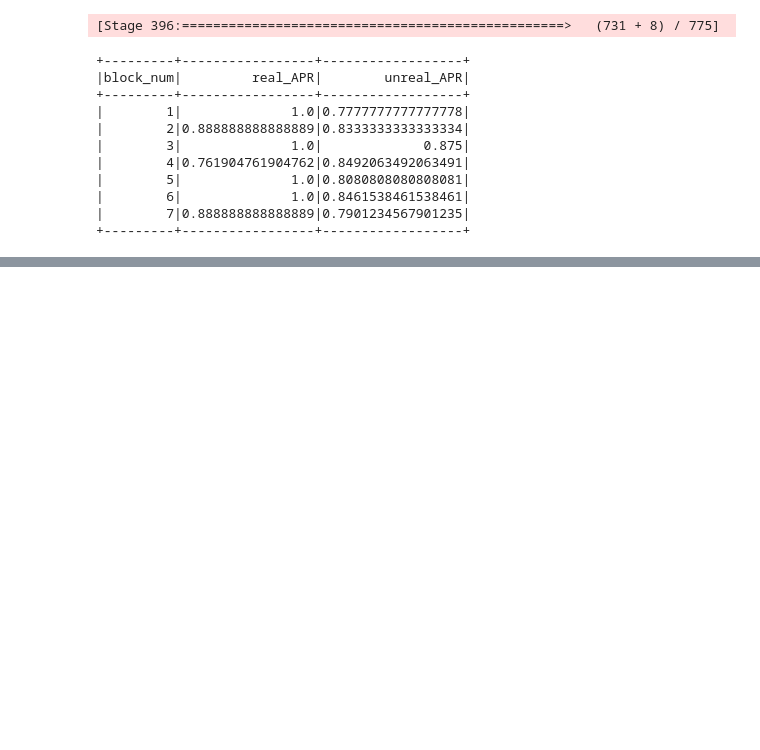
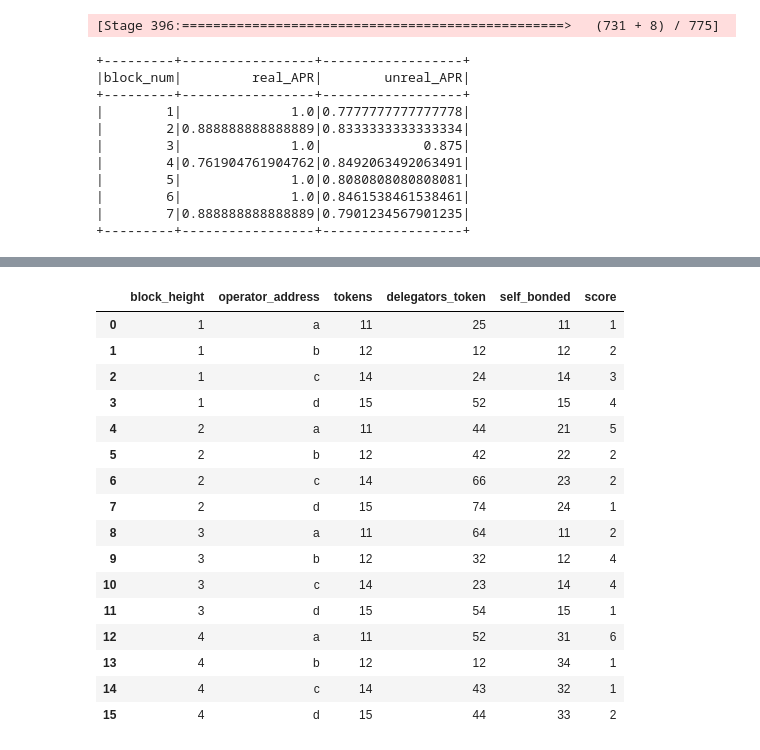
Before and after one commit to hainguyenhuy2002/orchai_validator, a Jupyter notebook: notebooks/01_test.ipynb, the cells around one changed output, grey strips where cells are left out. Cells and saved outputs as stored; diff of their text form; code cells hidden in the pictures; blank space fills up the shorter version.

```diff
--- a/notebooks/01_test.ipynb
+++ b/notebooks/01_test.ipynb
@@ -359,0 +310,82 @@ df[(df['block_height']<= 8920823) & (df['block_height']% 14400 == 6923)].sort_va
+# %%
+import pandas as pd
+
+# List1
+block_height = [
+    1, 1, 1, 1,
+    2, 2, 2, 2,
+    3, 3, 3, 3,
+    4, 4, 4, 4
+]
+
+# List2
+operator_address = [
+    'a', 'b', 'c', 'd',
+    'a', 'b', 'c', 'd',
+    'a', 'b', 'c', 'd',
+    'a', 'b', 'c', 'd']
+
+
+tokens = [
+    11,12,14,15,
+    11,12,14,15,
+    11,12,14,15,
+    11,12,14,15
+]
+
+delegators_token = [
+    25,12,24,52,
+    44,42,66,74,
+    64,32,23,54,
+    52,12,43,44
+]
+
+self_bonded = [
+    11,12,14,15,
+    21,22,23,24,
+    11,12,14,15,
+    31,34,32,33
+]
+
+score = [
+    1,2,3,4,
+    5,2,2,1,
+    2,4,4,1,
+    6,1,1,2
+
+]
+
+
+# get the list of tuples from two lists.
+# and merge them by using zip().
+list_of_tuples = list(zip(block_height, operator_address, tokens, delegators_token, self_bonded, score))
+
+# Assign data to tuples.
+list_of_tuples
+
+
+# Converting lists of tuples into
+# pandas Dataframe.
+df = pd.DataFrame(list_of_tuples,
+                  columns=['block_height', 'operator_address', 'tokens', 'delegators_token','self_bonded', 'score'])
+
+# Print data.
+df
+# %% [output]
+|  | block_height | operator_address | tokens | delegators_token | self_bonded | score |
+| 0 | 1 | a | 11 | 25 | 11 | 1 |
+| 1 | 1 | b | 12 | 12 | 12 | 2 |
+| 2 | 1 | c | 14 | 24 | 14 | 3 |
+| 3 | 1 | d | 15 | 52 | 15 | 4 |
+| 4 | 2 | a | 11 | 44 | 21 | 5 |
+| 5 | 2 | b | 12 | 42 | 22 | 2 |
+| 6 | 2 | c | 14 | 66 | 23 | 2 |
+| 7 | 2 | d | 15 | 74 | 24 | 1 |
+| 8 | 3 | a | 11 | 64 | 11 | 2 |
+| 9 | 3 | b | 12 | 32 | 12 | 4 |
+| 10 | 3 | c | 14 | 23 | 14 | 4 |
+| 11 | 3 | d | 15 | 54 | 15 | 1 |
+| 12 | 4 | a | 11 | 52 | 31 | 6 |
+| 13 | 4 | b | 12 | 12 | 34 | 1 |
+| 14 | 4 | c | 14 | 43 | 32 | 1 |
+| 15 | 4 | d | 15 | 44 | 33 | 2 |
```
Also changed, not shown: parts of 29 cells of this notebook, 1 other file.
